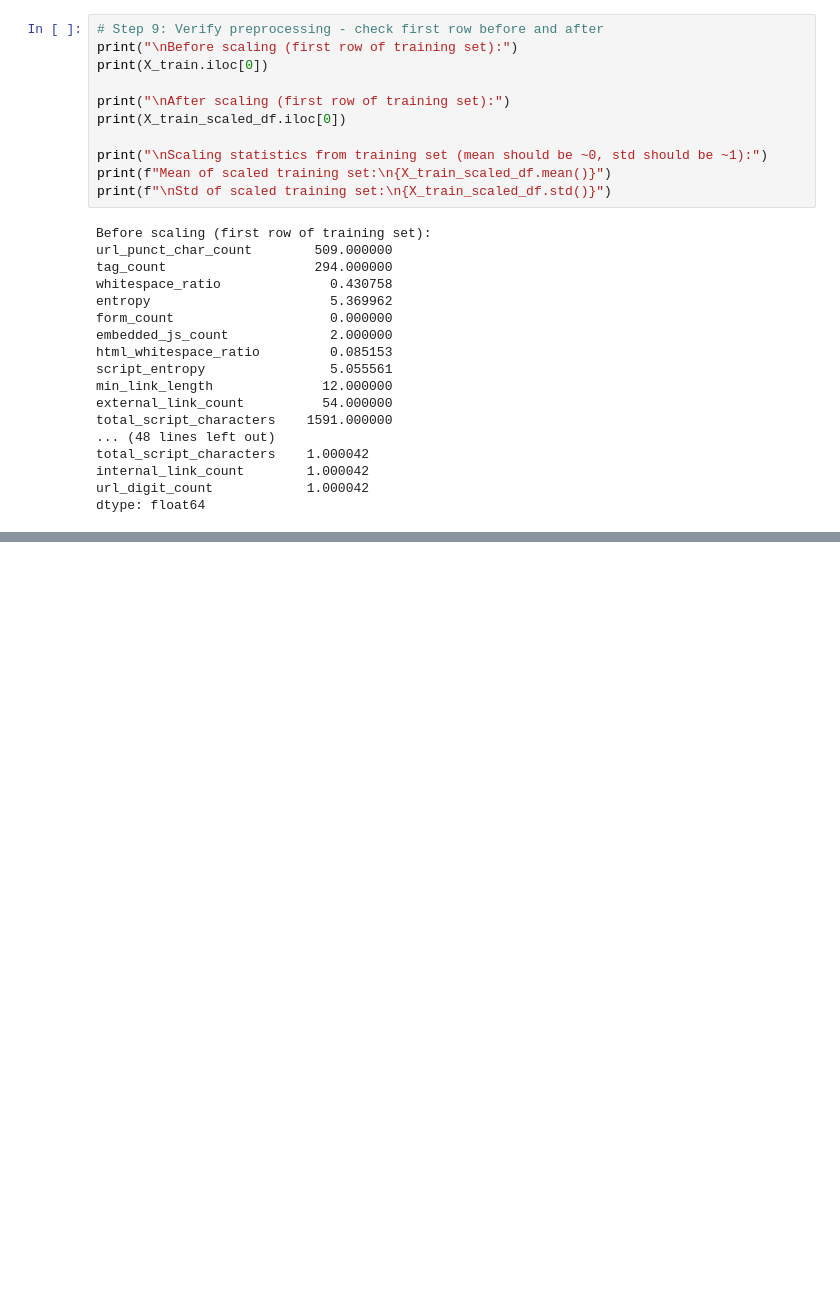
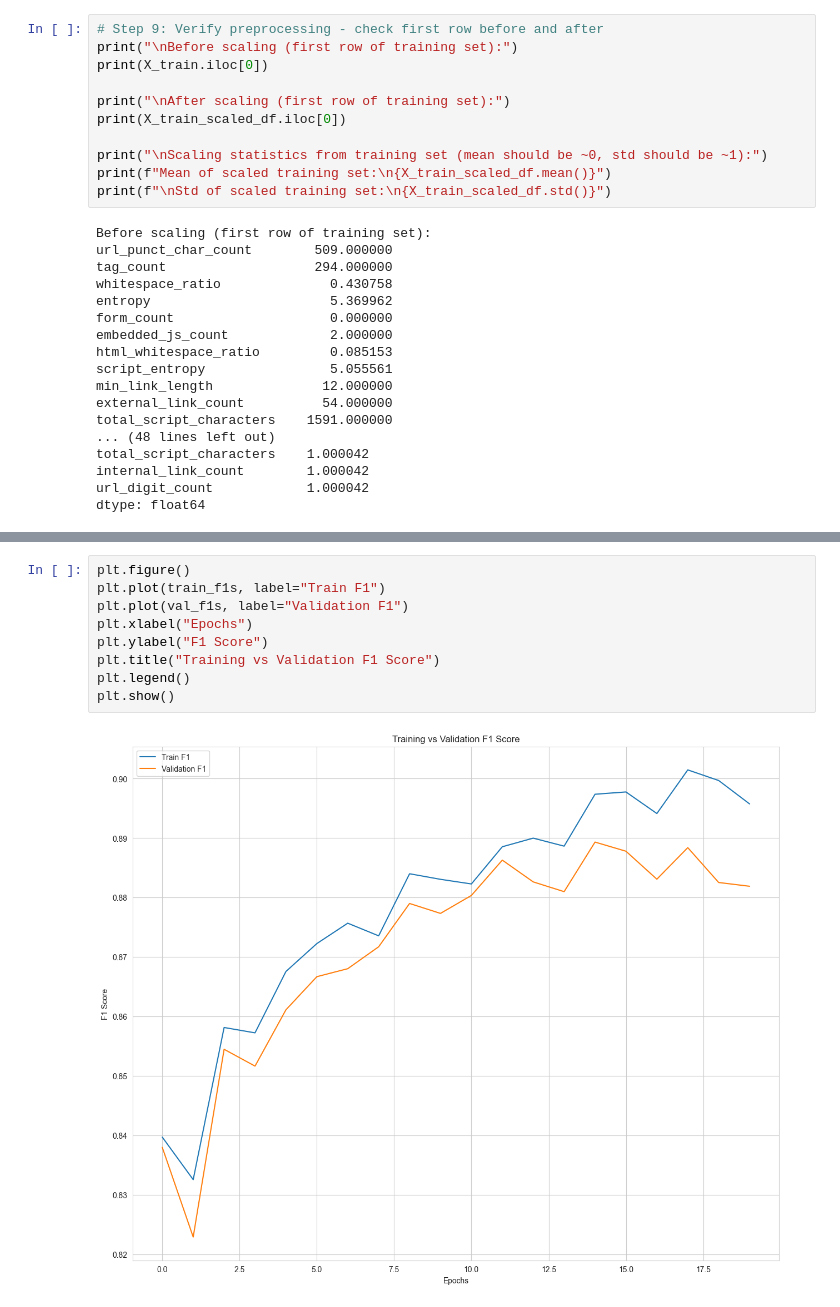
Before and after one commit to mishellguanoc/Multi-ObjectiveOptimization, a Jupyter notebook: eda_organized.ipynb, the cells around one changed output, grey strips where cells are left out. Cells and saved outputs as stored; diff of their text form; blank space fills up the shorter version.

```diff
--- a/eda_organized.ipynb
+++ b/eda_organized.ipynb
@@ -520,0 +1010,11 @@ dtype: float64
+# %%
+plt.figure()
+plt.plot(train_f1s, label="Train F1")
+plt.plot(val_f1s, label="Validation F1")
+plt.xlabel("Epochs")
+plt.ylabel("F1 Score")
+plt.title("Training vs Validation F1 Score")
+plt.legend()
+plt.show()
+# %% [output]
+[figure, added]
```
Also changed, not shown: parts of 25 cells of this notebook, 1 other file.
